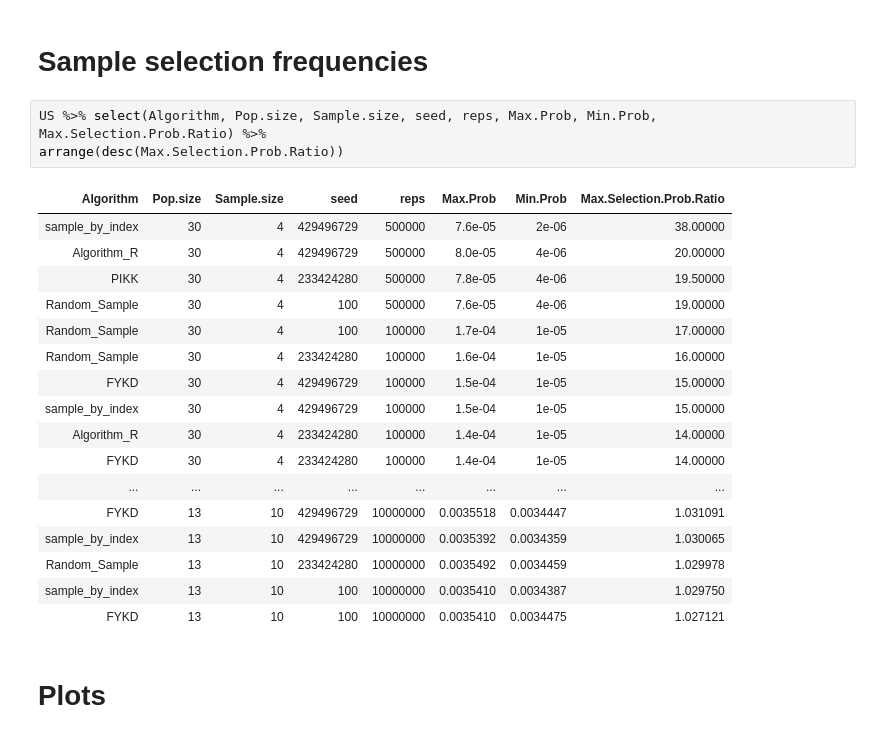
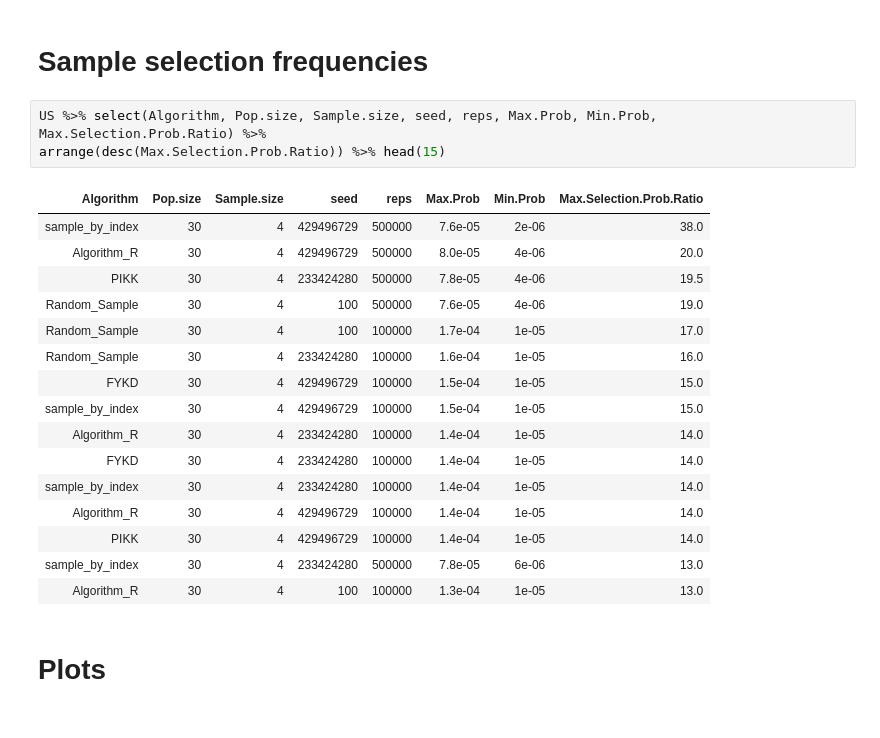
Before and after one commit to kellieotto/prngs-and-permutations, a Jupyter notebook: Code/samplingComparison/results/pythonResults.ipynb, the cells around one changed output. Saved outputs shown, nothing was run; the diff lists cells and outputs as text.

```diff
--- a/Code/samplingComparison/results/pythonResults.ipynb
+++ b/Code/samplingComparison/results/pythonResults.ipynb
@@ -85,24 +85,23 @@ arrange(Range.P.value) %>% head(20)
 # Sample  selection frequencies
 # %%
 US %>% select(Algorithm, Pop.size, Sample.size, seed, reps, Max.Prob, Min.Prob, Max.Selection.Prob.Ratio) %>%
-arrange(desc(Max.Selection.Prob.Ratio))
+arrange(desc(Max.Selection.Prob.Ratio)) %>% head(15)
 # %% [output]
 | Algorithm | Pop.size | Sample.size | seed | reps | Max.Prob | Min.Prob | Max.Selection.Prob.Ratio |
-| sample_by_index | 30 | 4 | 429496729 | 500000 | 7.6e-05 | 2e-06 | 38.00000 |
-| Algorithm_R | 30 | 4 | 429496729 | 500000 | 8.0e-05 | 4e-06 | 20.00000 |
-| PIKK | 30 | 4 | 233424280 | 500000 | 7.8e-05 | 4e-06 | 19.50000 |
-| Random_Sample | 30 | 4 | 100 | 500000 | 7.6e-05 | 4e-06 | 19.00000 |
-| Random_Sample | 30 | 4 | 100 | 100000 | 1.7e-04 | 1e-05 | 17.00000 |
-| Random_Sample | 30 | 4 | 233424280 | 100000 | 1.6e-04 | 1e-05 | 16.00000 |
-| FYKD | 30 | 4 | 429496729 | 100000 | 1.5e-04 | 1e-05 | 15.00000 |
-| sample_by_index | 30 | 4 | 429496729 | 100000 | 1.5e-04 | 1e-05 | 15.00000 |
-| Algorithm_R | 30 | 4 | 233424280 | 100000 | 1.4e-04 | 1e-05 | 14.00000 |
-| FYKD | 30 | 4 | 233424280 | 100000 | 1.4e-04 | 1e-05 | 14.00000 |
-| ... | ... | ... | ... | ... | ... | ... | ... |
-| FYKD | 13 | 10 | 429496729 | 10000000 | 0.0035518 | 0.0034447 | 1.031091 |
-| sample_by_index | 13 | 10 | 429496729 | 10000000 | 0.0035392 | 0.0034359 | 1.030065 |
-| Random_Sample | 13 | 10 | 233424280 | 10000000 | 0.0035492 | 0.0034459 | 1.029978 |
-| sample_by_index | 13 | 10 | 100 | 10000000 | 0.0035410 | 0.0034387 | 1.029750 |
-| FYKD | 13 | 10 | 100 | 10000000 | 0.0035410 | 0.0034475 | 1.027121 |
+| sample_by_index | 30 | 4 | 429496729 | 500000 | 7.6e-05 | 2e-06 | 38.0 |
+| Algorithm_R | 30 | 4 | 429496729 | 500000 | 8.0e-05 | 4e-06 | 20.0 |
+| PIKK | 30 | 4 | 233424280 | 500000 | 7.8e-05 | 4e-06 | 19.5 |
+| Random_Sample | 30 | 4 | 100 | 500000 | 7.6e-05 | 4e-06 | 19.0 |
+| Random_Sample | 30 | 4 | 100 | 100000 | 1.7e-04 | 1e-05 | 17.0 |
+| Random_Sample | 30 | 4 | 233424280 | 100000 | 1.6e-04 | 1e-05 | 16.0 |
+| FYKD | 30 | 4 | 429496729 | 100000 | 1.5e-04 | 1e-05 | 15.0 |
+| sample_by_index | 30 | 4 | 429496729 | 100000 | 1.5e-04 | 1e-05 | 15.0 |
+| Algorithm_R | 30 | 4 | 233424280 | 100000 | 1.4e-04 | 1e-05 | 14.0 |
+| FYKD | 30 | 4 | 233424280 | 100000 | 1.4e-04 | 1e-05 | 14.0 |
+| sample_by_index | 30 | 4 | 233424280 | 100000 | 1.4e-04 | 1e-05 | 14.0 |
+| Algorithm_R | 30 | 4 | 429496729 | 100000 | 1.4e-04 | 1e-05 | 14.0 |
+| PIKK | 30 | 4 | 429496729 | 100000 | 1.4e-04 | 1e-05 | 14.0 |
+| sample_by_index | 30 | 4 | 233424280 | 500000 | 7.8e-05 | 6e-06 | 13.0 |
+| Algorithm_R | 30 | 4 | 100 | 100000 | 1.3e-04 | 1e-05 | 13.0 |
 # %% [markdown]
 # Plots
```
Also changed, not shown: parts of 13 cells of this notebook.
